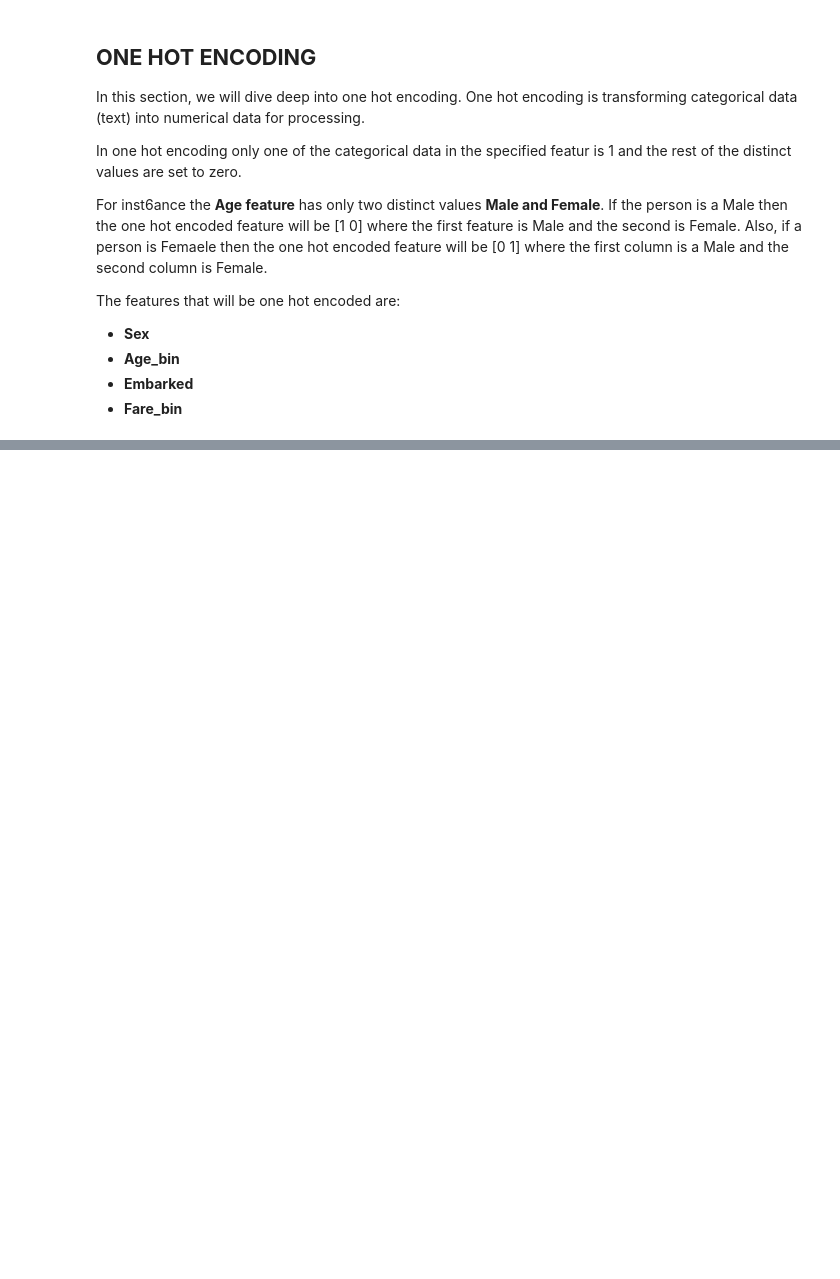
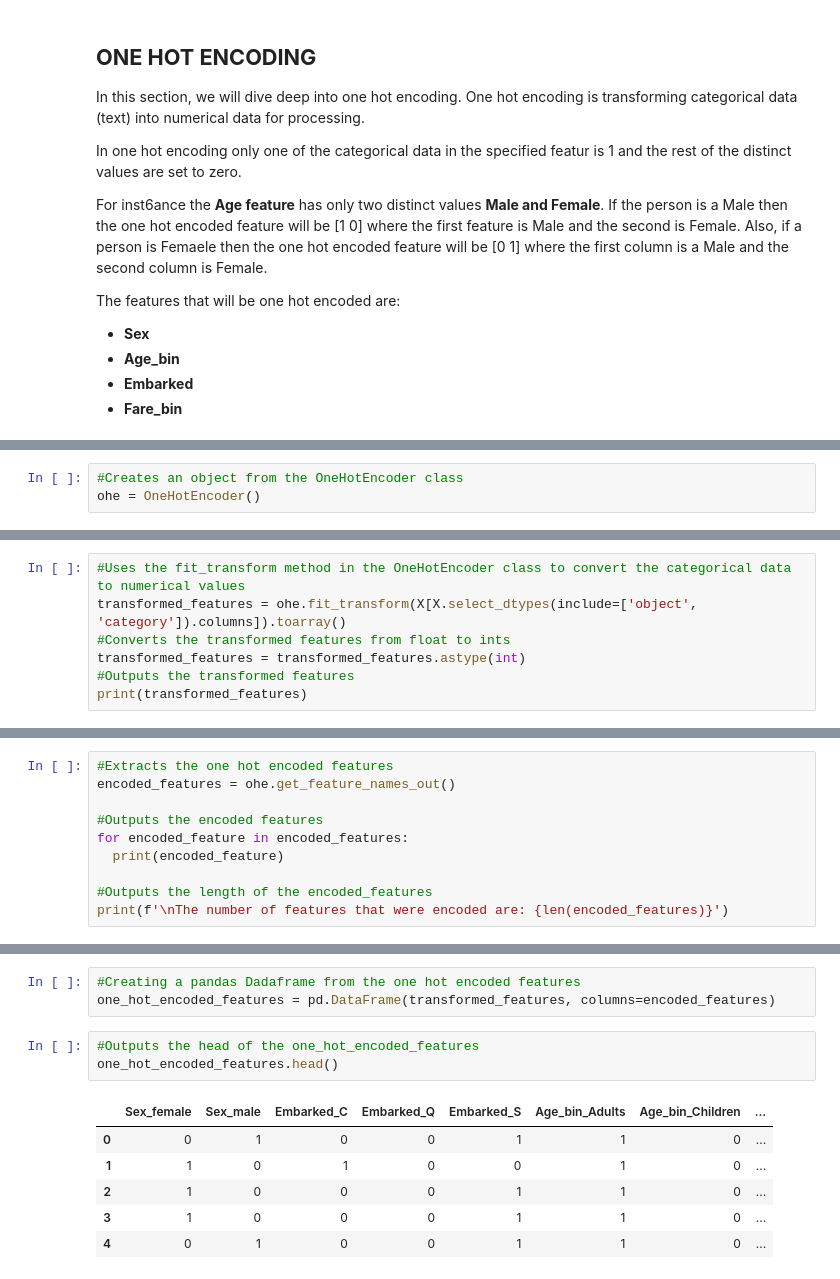
Before and after one commit to PercyAyimbilaNsolemna/Machine_Learning, a Jupyter notebook: Titanic_Kaggle_Challenge/Titanic.ipynb, the cells around one changed output, grey strips where cells are left out. Cells and saved outputs as stored; diff of their text form; blank space fills up the shorter version.

Commit message:
Used one hot encoding to convert all the categorical data in the training set to numerical values

```diff
--- a/Titanic_Kaggle_Challenge/Titanic.ipynb
+++ b/Titanic_Kaggle_Challenge/Titanic.ipynb
@@ -440 +445,4 @@ Fare_bin       category
 dtype: object
+# %%
+#Creates an object from the OneHotEncoder class
+ohe = OneHotEncoder()
@@ -440,0 +451,7 @@ dtype: object
+# %%
+#Uses the fit_transform method in the OneHotEncoder class to convert the categorical data to numerical values
+transformed_features = ohe.fit_transform(X[X.select_dtypes(include=['object', 'category']).columns]).toarray()
+#Converts the transformed features from float to ints
+transformed_features = transformed_features.astype(int)
+#Outputs the transformed features
+print(transformed_features)
@@ -440,0 +466,10 @@ dtype: object
+# %%
+#Extracts the one hot encoded features
+encoded_features = ohe.get_feature_names_out()
+
+#Outputs the encoded features
+for encoded_feature in encoded_features:
+  print(encoded_feature)
+
+#Outputs the length of the encoded_features
+print(f'\nThe number of features that were encoded are: {len(encoded_features)}')
@@ -440,0 +492,13 @@ dtype: object
+# %%
+#Creating a pandas Dadaframe from the one hot encoded features
+one_hot_encoded_features = pd.DataFrame(transformed_features, columns=encoded_features)
+# %%
+#Outputs the head of the one_hot_encoded_features
+one_hot_encoded_features.head()
+# %% [output]
+|  | Sex_female | Sex_male | Embarked_C | Embarked_Q | Embarked_S | Age_bin_Adults | Age_bin_Children | ... |
+| 0 | 0 | 1 | 0 | 0 | 1 | 1 | 0 | ... |
+| 1 | 1 | 0 | 1 | 0 | 0 | 1 | 0 | ... |
+| 2 | 1 | 0 | 0 | 0 | 1 | 1 | 0 | ... |
+| 3 | 1 | 0 | 0 | 0 | 1 | 1 | 0 | ... |
+| 4 | 0 | 1 | 0 | 0 | 1 | 1 | 0 | ... |
```
Also changed, not shown: parts of 14 cells of this notebook.
